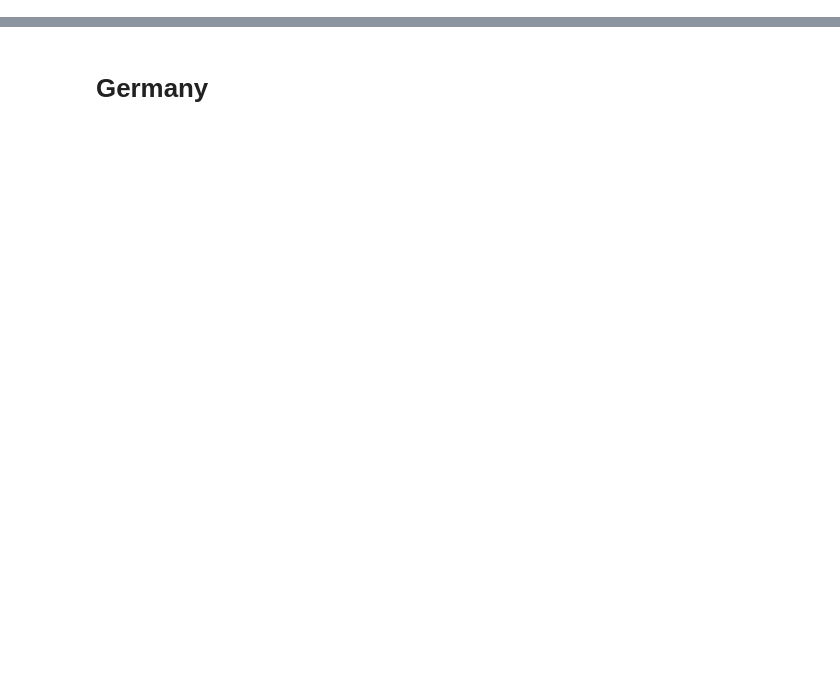
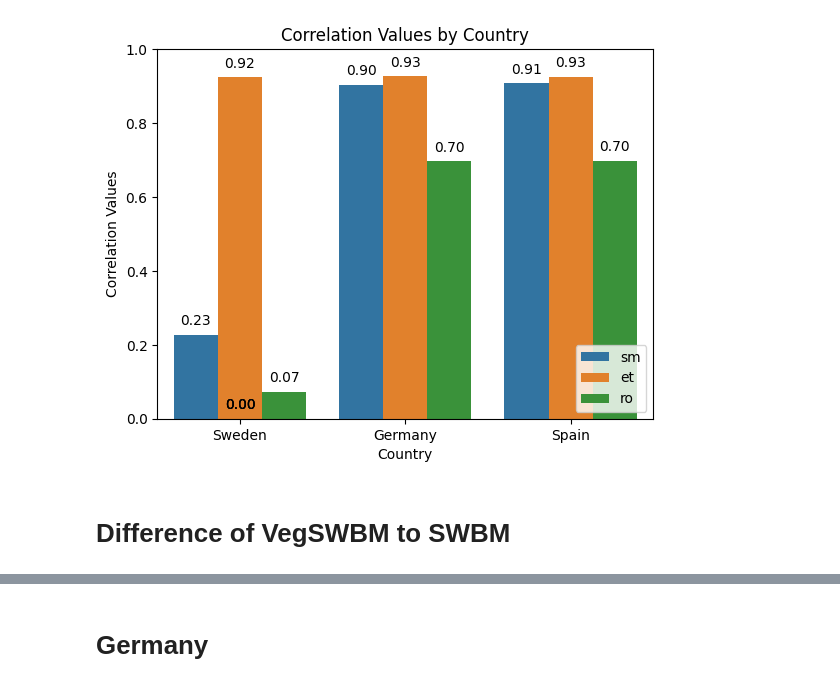
Before and after one commit to JohannaTrost/VegSWBM, a Jupyter notebook: src/results.ipynb, the cells around one changed output, grey strips where cells are left out. Drawn from its saved outputs; the diff is of its cells as text; code cells hidden in the pictures; blank space fills up the shorter version.

Commit message:
Results with poster figures and additional figures.

```diff
--- a/src/results.ipynb
+++ b/src/results.ipynb
@@ -68,0 +45,24 @@ plt.show()
+# %%
+corr_dict = {
+         'Sweden': [
+            swe_calib[1]['sum_corr'],
+            swe_calib[2]['sm_corr'],
+            swe_calib[2]['le_corr'],
+            swe_calib[2]['ro_corr']
+            ],
+         'Germany': [
+            ger_calib[1]['sum_corr'],
+            ger_calib[2]['sm_corr'],
+            ger_calib[2]['le_corr'],
+            ger_calib[2]['ro_corr']
+            ],
+         'Spain': [
+            esp_calib[1]['sum_corr'],
+            esp_calib[2]['sm_corr'],
+            esp_calib[2]['le_corr'],
+            esp_calib[2]['ro_corr']
+            ],
+         'Correlation Type': ['sum', 'sm', 'et', 'ro']
+        }
+corr_df = pd.DataFrame(corr_dict)
+np.round(corr_df, 2)
@@ -68,0 +75,23 @@ plt.show()
+# %%
+df_melted = corr_df.melt(id_vars='Correlation Type', var_name='Country', value_name='Correlation')
+
+ax = sns.barplot(x='Country', y='Correlation', hue='Correlation Type',
+                 data=df_melted[df_melted['Correlation Type'] != 'sum'])
+
+# Add annotations for all bars
+for p in ax.patches:
+    ax.annotate(f'{p.get_height():.2f}',
+                (p.get_x() + p.get_width() / 2., p.get_height()),
+                ha='center', va='center', xytext=(0, 10), textcoords='offset points')
+
+ax.set_xlabel('Country')
+ax.set_ylabel('Correlation Values')
+ax.set_title('Correlation Values by Country')
+
+ax.set_ylim((0, 1))
+ax.legend(title=None, loc='lower right', bbox_to_anchor=(1.0, 0.0))
+plt.show()
+# %% [output]
+[figure, added]
+# %% [markdown]
+# Difference of VegSWBM to SWBM
```
Also changed, not shown: parts of 39 cells of this notebook.
